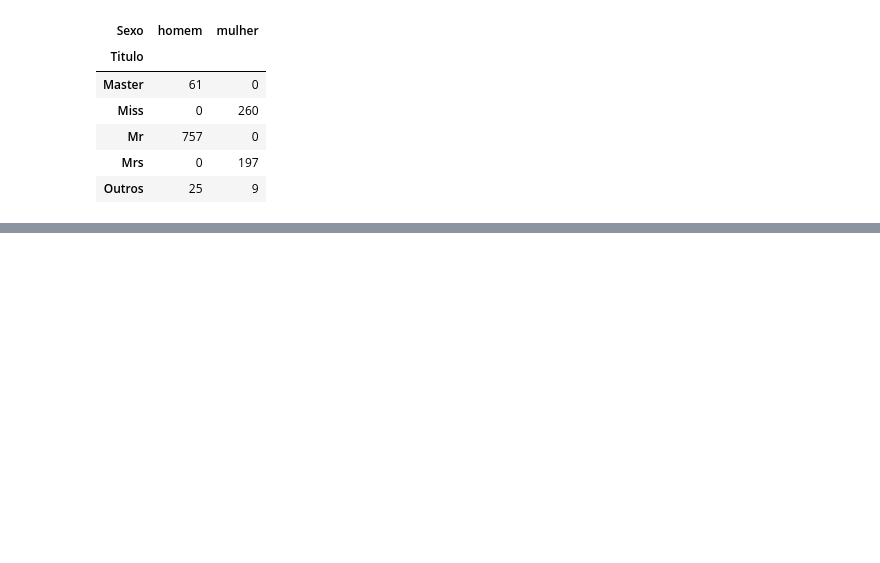
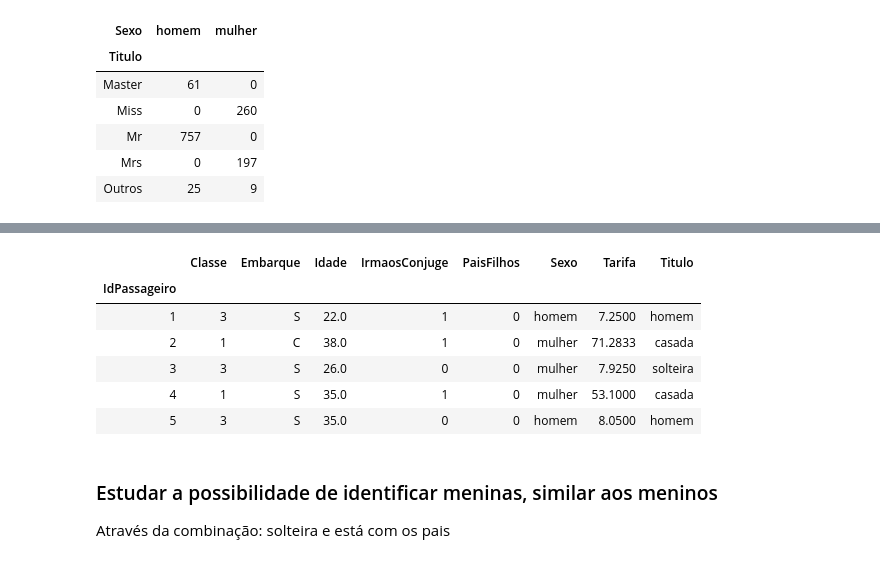
Before and after one commit to luizmachado/data_science, a Jupyter notebook: EstatisticaII.ipynb, the cells around one changed output, grey strips where cells are left out. Cells and saved outputs as stored; diff of their text form; code cells hidden in the pictures; blank space fills up the shorter version.

```diff
--- a/EstatisticaII.ipynb
+++ b/EstatisticaII.ipynb
@@ -500,0 +523,13 @@ pd.crosstab(data['Titulo'], data['Sexo'])
+# %%
+data.head()
+# %% [output]
+|  | Classe | Embarque | Idade | IrmaosConjuge | PaisFilhos | Sexo | Tarifa | Titulo |
+| IdPassageiro |  |  |  |  |  |  |  |  |
+| 1 | 3 | S | 22.0 | 1 | 0 | homem | 7.2500 | homem |
+| 2 | 1 | C | 38.0 | 1 | 0 | mulher | 71.2833 | casada |
+| 3 | 3 | S | 26.0 | 0 | 0 | mulher | 7.9250 | solteira |
+| 4 | 1 | S | 35.0 | 1 | 0 | mulher | 53.1000 | casada |
+| 5 | 3 | S | 35.0 | 0 | 0 | homem | 8.0500 | homem |
+# %% [markdown]
+### Estudar a possibilidade de identificar meninas, similar aos meninos
+Através da combinação: solteira e está com os pais
```
Also changed, not shown: parts of 22 cells of this notebook, 1 other file.
